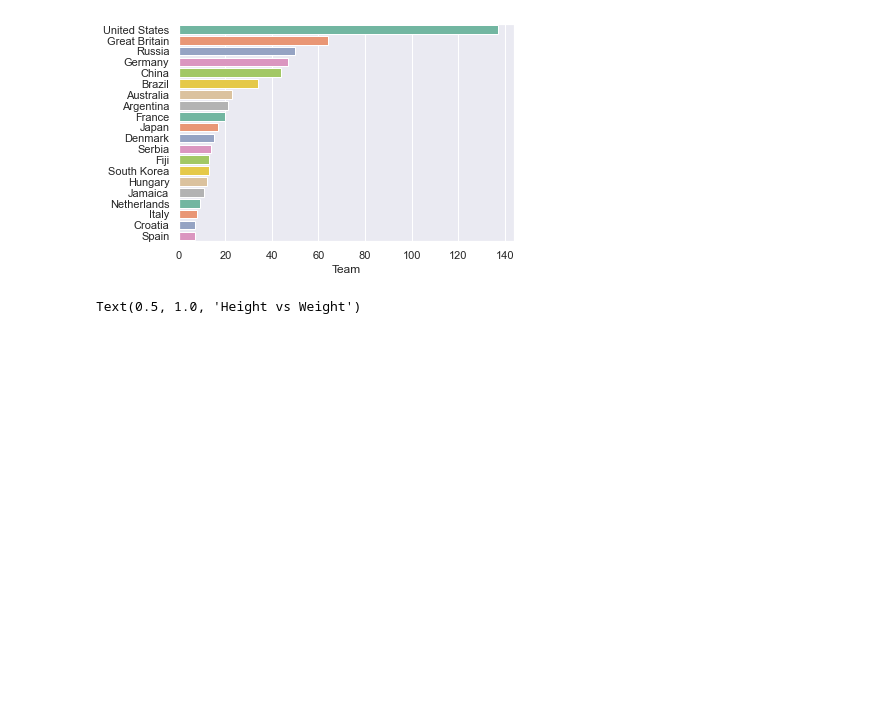
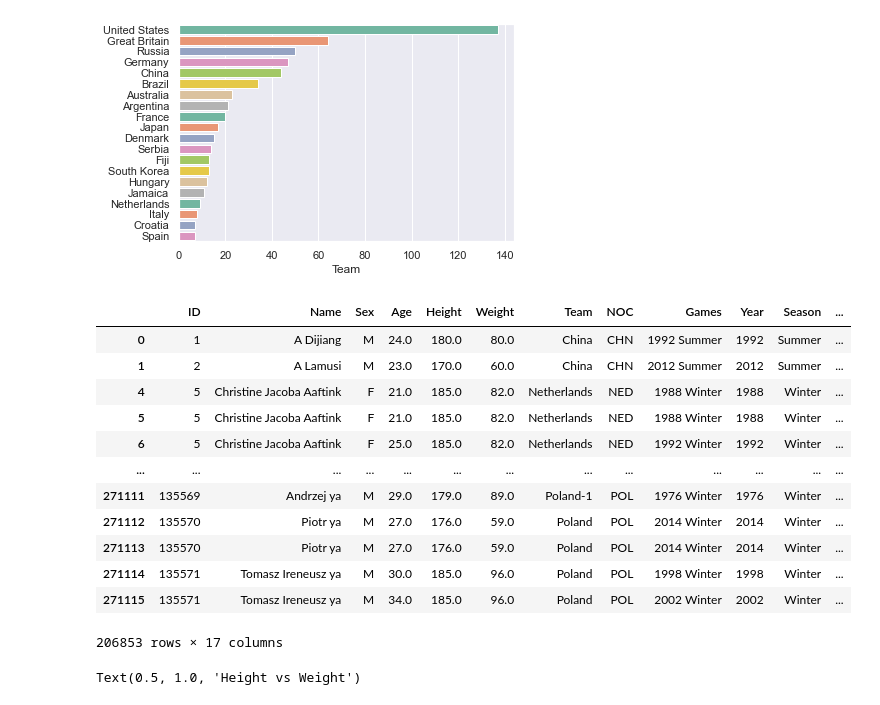
Before and after one commit to anhduy412/olympics-data-analysis, a Jupyter notebook: Olympics-data-analysis.ipynb, the cells around one changed output. Drawn from its saved outputs; the diff is of its cells as text; code cells hidden in the pictures; blank space fills up the shorter version.

```diff
--- a/Olympics-data-analysis.ipynb
+++ b/Olympics-data-analysis.ipynb
@@ -368,6 +396,21 @@ sns.barplot(x = team_names.value_counts().head(20), y = team_names.value_counts(
 [figure]
 # %%
 not_null_medals = athletes_df[(athletes_df['Height'].notnull()) & (athletes_df['Weight'].notnull())]
+not_null_medals
+# %% [output]
+|  | ID | Name | Sex | Age | Height | Weight | Team | NOC | Games | Year | Season | ... |
+| 0 | 1 | A Dijiang | M | 24.0 | 180.0 | 80.0 | China | CHN | 1992 Summer | 1992 | Summer | ... |
+| 1 | 2 | A Lamusi | M | 23.0 | 170.0 | 60.0 | China | CHN | 2012 Summer | 2012 | Summer | ... |
+| 4 | 5 | Christine Jacoba Aaftink | F | 21.0 | 185.0 | 82.0 | Netherlands | NED | 1988 Winter | 1988 | Winter | ... |
+| 5 | 5 | Christine Jacoba Aaftink | F | 21.0 | 185.0 | 82.0 | Netherlands | NED | 1988 Winter | 1988 | Winter | ... |
+| 6 | 5 | Christine Jacoba Aaftink | F | 25.0 | 185.0 | 82.0 | Netherlands | NED | 1992 Winter | 1992 | Winter | ... |
+| ... | ... | ... | ... | ... | ... | ... | ... | ... | ... | ... | ... | ... |
+| 271111 | 135569 | Andrzej ya | M | 29.0 | 179.0 | 89.0 | Poland-1 | POL | 1976 Winter | 1976 | Winter | ... |
+| 271112 | 135570 | Piotr ya | M | 27.0 | 176.0 | 59.0 | Poland | POL | 2014 Winter | 2014 | Winter | ... |
+| 271113 | 135570 | Piotr ya | M | 27.0 | 176.0 | 59.0 | Poland | POL | 2014 Winter | 2014 | Winter | ... |
+| 271114 | 135571 | Tomasz Ireneusz ya | M | 30.0 | 185.0 | 96.0 | Poland | POL | 1998 Winter | 1998 | Winter | ... |
+| 271115 | 135571 | Tomasz Ireneusz ya | M | 34.0 | 185.0 | 96.0 | Poland | POL | 2002 Winter | 2002 | Winter | ... |
+206853 rows × 17 columns
 # %%
 plt.figure(figsize = (20, 10))
 axis = sns.scatterplot(x = "Height", y = "Weight", data = not_null_medals, hue = "Sex")
```
Also changed, not shown: parts of 4 cells of this notebook.
